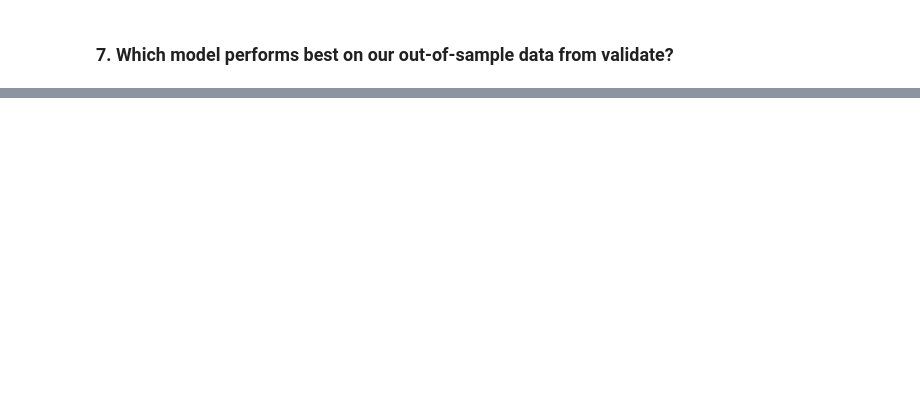
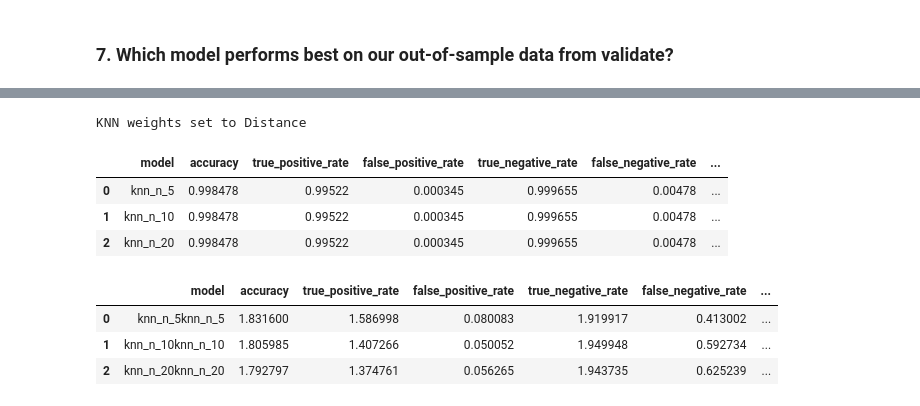
Before and after one commit to Yvette-Ibarra/classification-exercises, a Jupyter notebook: Model.ipynb, the cells around one changed output, grey strips where cells are left out. Saved outputs shown, nothing was run; the diff lists cells and outputs as text; code cells hidden in the pictures; blank space fills up the shorter version.

```diff
--- a/Model.ipynb
+++ b/Model.ipynb
@@ -1894,0 +1188,64 @@ scores[scores == scores.max()]
+# %%
+pred_dict = {
+    'model': [],
+    'accuracy': [],
+    'true_positive_rate': [],
+    'false_positive_rate': [],
+    'true_negative_rate': [],
+    'false_negative_rate': [],
+    'precision': [],
+    'recall': [],
+    'f1_score': [],
+    'support_0': [],
+    'support_1': []
+}
+print('KNN weights set to Distance')
+for n in [5, 10, 20]:
+    knn = KNeighborsClassifier(n_neighbors=n,weights='distance')
+
+    knn.fit(X_train, y_train)
+
+    y_preds = knn.predict(X_train)
+
+    TN, FP, FN, TP = confusion_matrix(y_train, y_preds).ravel()
+    ALL = TP + TN + FP + FN
+
+    accuracy = (TP + TN)/ALL
+    true_positive_rate = TP/(TP+FN)
+    false_positive_rate = FP/(FP+TN)
+    true_negative_rate = TN/(TN+FP)
+    false_negative_rate = FN/(FN+TP)
+    precision = TP/(TP+FP)
+    recall = TP/(TP+FN)
+    f1_score = 2*(precision*recall)/(precision+recall)
+    support_pos = TP + FN
+    support_neg = FP + TN
+
+    pred_dict['model'].append(f'knn_n_{n}')
+    pred_dict['accuracy'].append(accuracy)
+    pred_dict['true_positive_rate'].append(true_positive_rate)
+    pred_dict['false_positive_rate'].append(false_positive_rate)
+    pred_dict['true_negative_rate'].append(true_negative_rate)
+    pred_dict['false_negative_rate'].append(false_negative_rate)
+    pred_dict['precision'].append(precision)
+    pred_dict['recall'].append(recall)
+    pred_dict['f1_score'].append(f1_score)
+    pred_dict['support_0'].append(support_pos)
+    pred_dict['support_1'].append(support_neg)
+# %% [output]
+KNN weights set to Distance
+# %%
+distance = pd.DataFrame(pred_dict)
+distance
+# %% [output]
+|  | model | accuracy | true_positive_rate | false_positive_rate | true_negative_rate | false_negative_rate | ... |
+| 0 | knn_n_5 | 0.998478 | 0.99522 | 0.000345 | 0.999655 | 0.00478 | ... |
+| 1 | knn_n_10 | 0.998478 | 0.99522 | 0.000345 | 0.999655 | 0.00478 | ... |
+| 2 | knn_n_20 | 0.998478 | 0.99522 | 0.000345 | 0.999655 | 0.00478 | ... |
+# %%
+distance  uniform
+# %% [output]
+|  | model | accuracy | true_positive_rate | false_positive_rate | true_negative_rate | false_negative_rate | ... |
+| 0 | knn_n_5knn_n_5 | 1.831600 | 1.586998 | 0.080083 | 1.919917 | 0.413002 | ... |
+| 1 | knn_n_10knn_n_10 | 1.805985 | 1.407266 | 0.050052 | 1.949948 | 0.592734 | ... |
+| 2 | knn_n_20knn_n_20 | 1.792797 | 1.374761 | 0.056265 | 1.943735 | 0.625239 | ... |
```
Also changed, not shown: parts of 144 cells of this notebook.
